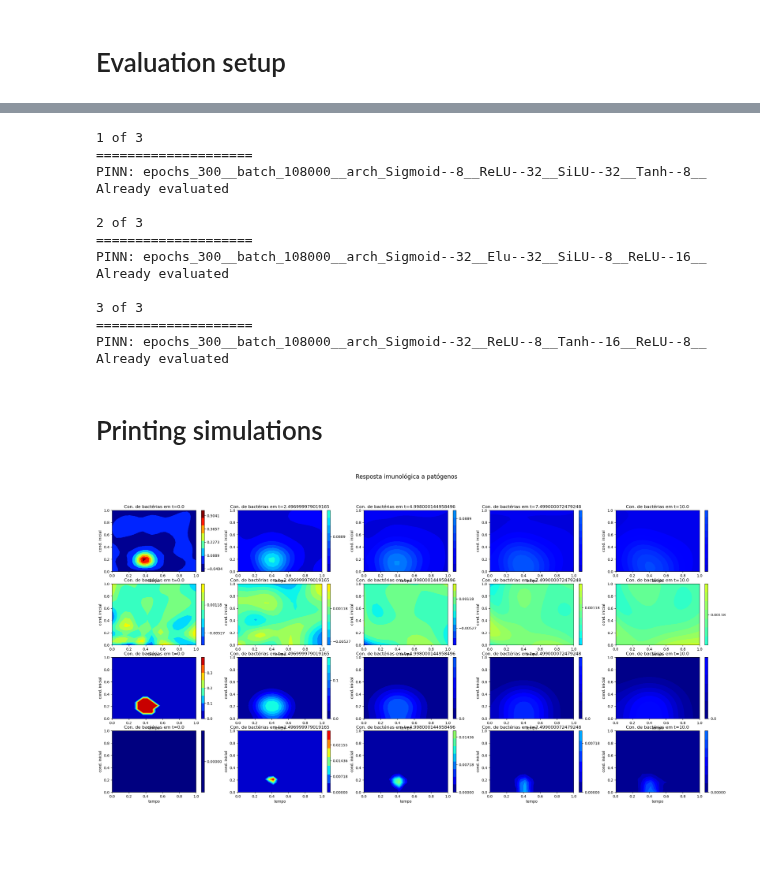
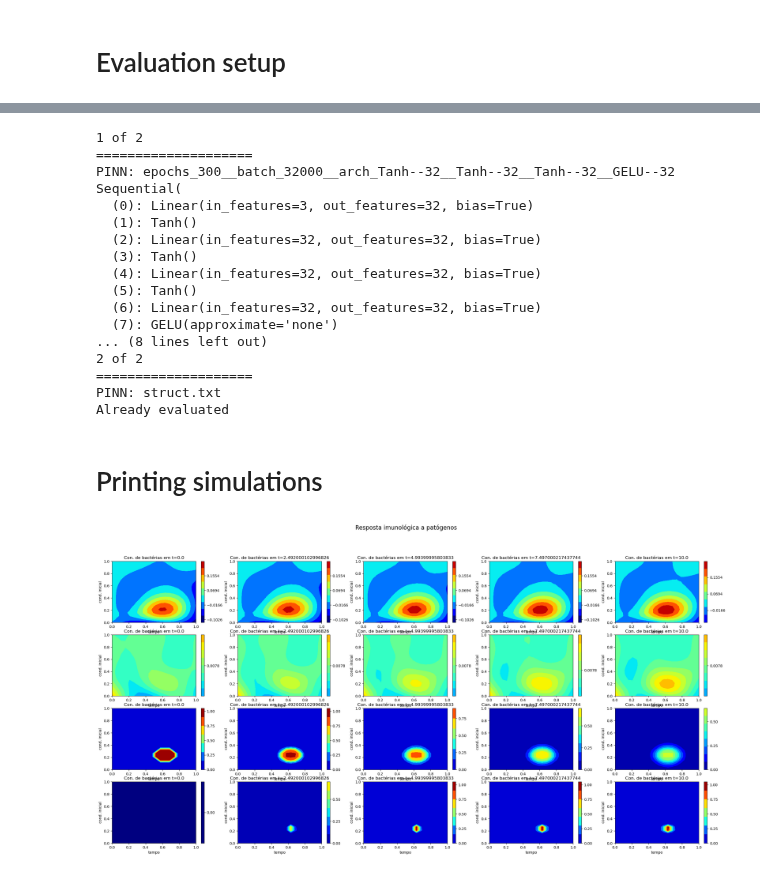
Before and after one commit to Esterci/2D_imune_edema_pinn, a Jupyter notebook: 2D/edp_t_x_y/pinn_model.ipynb, the cells around one changed output, grey strips where cells are left out. Saved outputs shown, nothing was run; the diff lists cells and outputs as text; code cells hidden in the pictures; blank space fills up the shorter version.

```diff
--- a/2D/edp_t_x_y/pinn_model.ipynb
+++ b/2D/edp_t_x_y/pinn_model.ipynb
@@ -1299,8 +1309,8 @@ Cp_fvm, Cl_fvm, center_x_array, center_y_array, radius_array = format_array(
 )
 
 
-reduced_Cp_fvm, _ = under_sampling(3000, Cp_fvm)
-reduced_Cl_fvm, choosen_points = under_sampling(3000, Cl_fvm)
+reduced_Cp_fvm, _ = under_sampling(1000, Cp_fvm)
+reduced_Cl_fvm, choosen_points = under_sampling(1000, Cl_fvm)
 
 
 simp_Cp_fvm = simplify_mx(reduced_Cp_fvm)
@@ -1350,7 +1360,6 @@ n_epochs = 300
 val = 0.2
 batch_size = int(len(t_tc) * (1 - val) / 10)
 
-
 trainer = train(
     n_epochs=n_epochs,
     batch_size=batch_size,
@@ -1368,8 +1377,9 @@ trainer = train(
     n_points=batch_size,
     constant_properties=constant_properties,
     validation=val,
-    tolerance=0.01,
+    tolerance=0.001,
     patience=20,
+    normalize=True
 )
 
 
@@ -1563,17 +1574,22 @@ run_list = list(
 
 total = len(nn_list)
 
+target = target.cpu().detach()
+
 t_scaler = Scaler()
 x_scaler = Scaler()
 y_scaler = Scaler()
+target_scaler = Scaler()
 
 t_scaler.fit(t_tc)
 x_scaler.fit(x_tc)
 y_scaler.fit(y_tc)
+target_scaler.fit(target)
 
 norm_t_tc = t_scaler.normalize(t_tc)
 norm_x_tc = x_scaler.normalize(x_tc)
 norm_y_tc = y_scaler.normalize(y_tc)
+norm_target = target_scaler.normalize(target)
 
 for nn_num, nn_file in enumerate(nn_list):
 
@@ -1611,7 +1627,6 @@ for nn_num, nn_file in enumerate(nn_list):
         prediction = {}
 
         error = np.zeros((len(speed_up_obj.keys()), len(target)))
-        target_np = target.cpu().detach().numpy()
 
         for i in speed_up_obj.keys():
 
@@ -1644,7 +1659,7 @@ for nn_num, nn_file in enumerate(nn_list):
 
             output["mean_pinn_time"].append(speed_up_obj[i]["pinn_time"])
 
-            aux = ((pred_pinn - target_np) ** 2) ** 0.5
+            aux = ((pred_pinn - norm_target.cpu().detach().numpy()) ** 2) ** 0.5
 
             error[i] = aux[:, 0] + aux[:, 1]
 
@@ -1667,7 +1682,7 @@ for nn_num, nn_file in enumerate(nn_list):
         max_ae = np.max(error.flatten())
 
         prediction["pred_pinn"] = pred_pinn
-        prediction["target"] = target_np
+        prediction["target"] = norm_target.cpu().detach().numpy()
 
         print("Erro absoluto médio", rmse)
         print("Erro absoluto máximo", max_ae)
@@ -1691,20 +1706,23 @@ for nn_num, nn_file in enumerate(nn_list):
             # Reading from json file
             pk.dump(prediction, openfile)
 # %% [output]
-1 of 3
+1 of 2
 ====================
-PINN: epochs_300__batch_108000__arch_Sigmoid--8__ReLU--32__SiLU--32__Tanh--8__
+PINN: epochs_300__batch_32000__arch_Tanh--32__Tanh--32__Tanh--32__GELU--32
+Sequential(
+  (0): Linear(in_features=3, out_features=32, bias=True)
+  (1): Tanh()
+  (2): Linear(in_features=32, out_features=32, bias=True)
+  (3): Tanh()
+  (4): Linear(in_features=32, out_features=32, bias=True)
+  (5): Tanh()
+  (6): Linear(in_features=32, out_features=32, bias=True)
+  (7): GELU(approximate='none')
+... (8 lines left out)
+2 of 2
+====================
+PINN: struct.txt
 Already evaluated
-
-2 of 3
-====================
-PINN: epochs_300__batch_108000__arch_Sigmoid--32__Elu--32__SiLU--8__ReLU--16__
-Already evaluated
-
-3 of 3
-====================
-PINN: epochs_300__batch_108000__arch_Sigmoid--32__ReLU--8__Tanh--16__ReLU--8__
-Already evaluated
 # %% [markdown]
 # Printing simulations
 # %%
@@ -1714,6 +1732,11 @@ Cl_pinn_device, Cp_pinn_device = pred_pinn_dev.split(1, dim=1)
 
 Cl_pinn_np = Cl_pinn_device.cpu().detach().numpy().reshape(simp_Cl_fvm.shape)
 Cp_pinn_np = Cp_pinn_device.cpu().detach().numpy().reshape(simp_Cl_fvm.shape)
+
+Cl_target_dev, Cp_target_dev = norm_target.split(1, dim=1)
+
+Cl_target_np = Cl_target_dev.cpu().detach().numpy().reshape(simp_Cl_fvm.shape)
+Cp_target_np = Cp_target_dev.cpu().detach().numpy().reshape(simp_Cl_fvm.shape)
 # %%
 t = np.linspace(t_dom[0], t_dom[-1], num=size_t, endpoint=True, dtype=np.float32)[
     choosen_points
@@ -1775,44 +1798,44 @@ for i, it in enumerate(time_plot):
     # Plotango 3D
     ax = fig.add_subplot(4, len(time_plot), i + len(time_plot) * 2 + 1)
 
-    vmin = np.min(simp_Cp_fvm)
-    vmax = np.max(simp_Cp_fvm)
+    vmin = np.min(Cp_target_np)
+    vmax = np.max(Cp_target_np)
 
     contour = ax.contourf(
         X,
         Y,
-        simp_Cp_fvm[it],
+        Cp_target_np[it],
         cmap="jet",
         vmin=vmin,
         vmax=vmax,
     )
 
     ax.set_title("Con. de bactérias em t={}".format(t[it]))
     ax.set_xlabel("tempo")
     ax.set_ylabel("cond. inicial")
     colobar = fig.colorbar(contour, ticks=np.linspace(vmin, vmax, num=5))
 
 for i, it in enumerate(time_plot):
     # Plotango 3D
     ax = fig.add_subplot(4, len(time_plot), i + len(time_plot) * 3 + 1)
 
-    vmin = np.min(simp_Cl_fvm)
-    vmax = np.max(simp_Cl_fvm)
+    vmin = np.min(Cl_target_np)
+    vmax = np.max(Cl_target_np)
 
     contour = ax.contourf(
         X,
         Y,
-        simp_Cl_fvm[it],
+        Cl_target_np[it],
         cmap="jet",
         vmin=vmin,
         vmax=vmax,
     )
 
     ax.set_title("Con. de bactérias em t={}".format(t[it]))
     ax.set_xlabel("tempo")
     ax.set_ylabel("cond. inicial")
     colobar = fig.colorbar(contour, ticks=np.linspace(vmin, vmax, num=5))
 
 plt.show()
 # %% [output]
-[figure, old version]
+[figure, new version]
```
Also changed, not shown: parts of 9 cells of this notebook.
